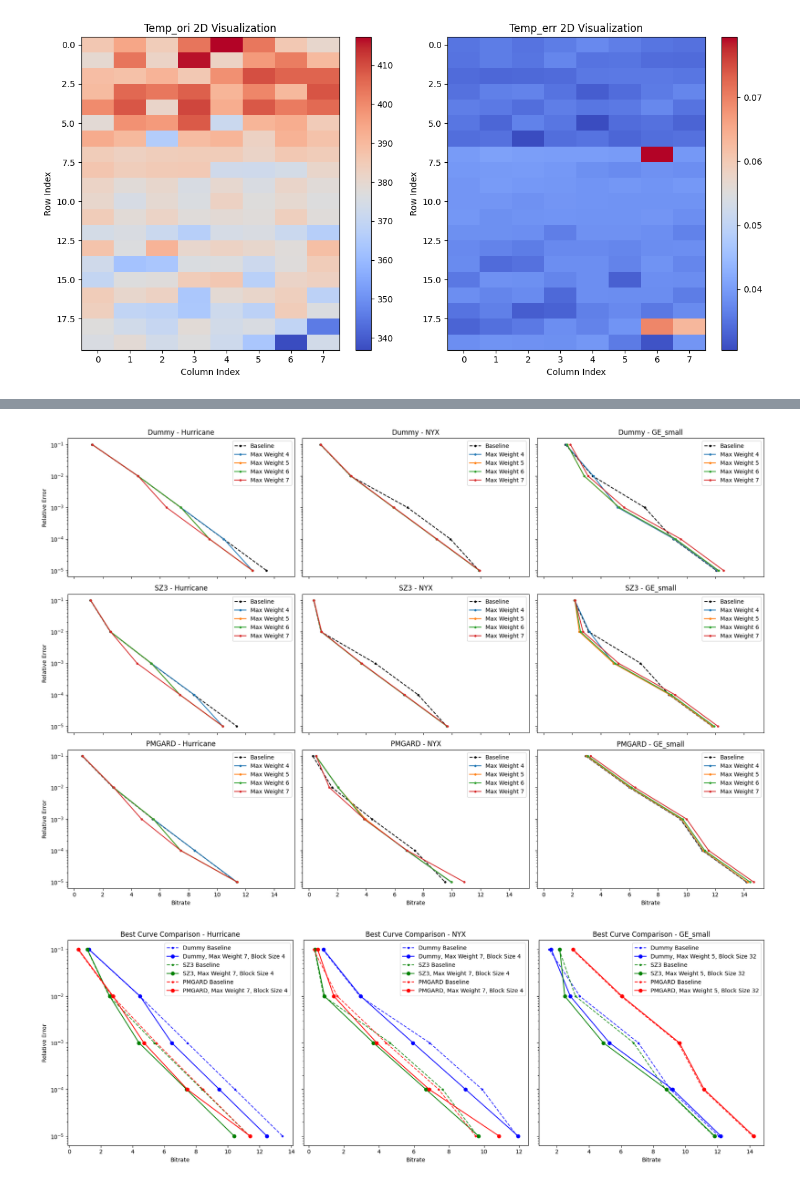
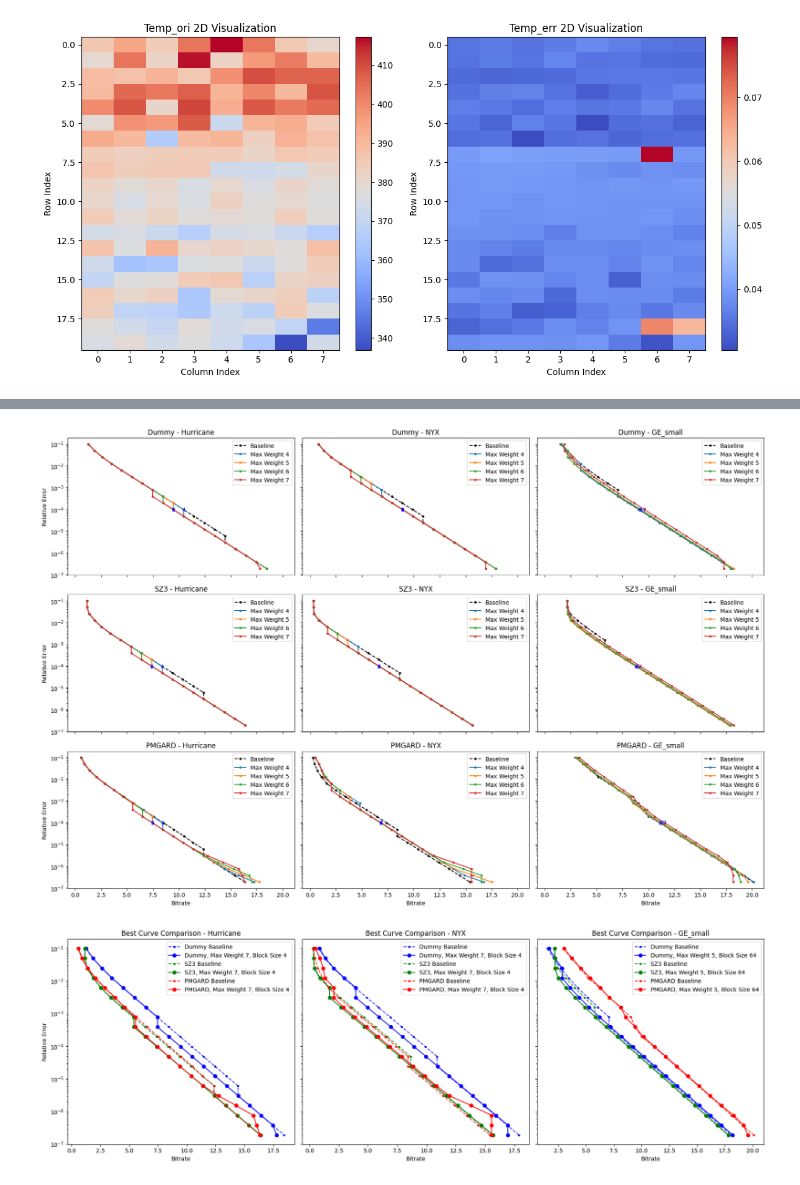
Before and after one commit to Linus-Li-1037/ProDM, a Jupyter notebook: histogram.ipynb, the cells around one changed output, grey strips where cells are left out. Saved outputs shown, nothing was run; the diff lists cells and outputs as text; code cells hidden in the pictures.

```diff
--- a/histogram.ipynb
+++ b/histogram.ipynb
@@ -223,7 +223,11 @@ import matplotlib.pyplot as plt
 files = ["Dummy_compression_ratios.txt", "SZ3_compression_ratios.txt", "PMGARD_compression_ratios.txt"]
 compressors = ["Dummy", "SZ3", "PMGARD"]  # 压缩器名称
 datasets = ["Hurricane", "NYX", "GE_small"]  # 数据集名称
-error_bound = [0.1, 0.01, 0.001, 0.0001, 0.00001]  # 误差范围
+baseline_file = open("/Users/wenboli/uky/qoi-control/build/Result/CR.txt", 'r').readlines()
+error_bound = []
+baselines = defaultdict(list)
+for line in baseline_file[:20]:
+    error_bound.append(float(line.rstrip().split("Error Bound: ")[1].split(",")[0]))
 
 # 初始化存储数据结构
 data_dict = {compressor: {dataset: {"baseline": [], "bitrate_dict": defaultdict(list), "error_bound_dict": defaultdict(list)}
@@ -242,7 +246,7 @@ for file, compressor in zip(files, compressors):
             data_dict[compressor][ds]["baseline"].append(bitrate)
         else:  # 其他数据
             max_weight = int(line.rstrip().split("max_weight: ")[1].split(", ")[0])
-            if max_weight == 7:
+            if max_weight == 6:
                 bitrate = 32 / float(line.rstrip().split("cr = ")[1])
                 block_size = int(line.rstrip().split("block_size: ")[1].split(", ")[0])
                 data_dict[compressor][ds]["bitrate_dict"][block_size].append(bitrate)
@@ -301,12 +305,16 @@ plt.show()
 from _collections import defaultdict
 import matplotlib.pyplot as plt
 
-best_block_sizes = [4, 4, 32]
+best_block_sizes = [4, 4, 64]
 # 文件和数据集设置
 files = ["Dummy_compression_ratios.txt", "SZ3_compression_ratios.txt", "PMGARD_compression_ratios.txt"]
 compressors = ["Dummy", "SZ3", "PMGARD"]  # 压缩器名称
 datasets = ["Hurricane", "NYX", "GE_small"]  # 数据集名称
-error_bound = [0.1, 0.01, 0.001, 0.0001, 0.00001]  # 误差范围
+baseline_file = open("/Users/wenboli/uky/qoi-control/build/Result/CR.txt", 'r').readlines()
+error_bound = []
+baselines = defaultdict(list)
+for line in baseline_file[:20]:
+    error_bound.append(float(line.rstrip().split("Error Bound: ")[1].split(",")[0]))
 
 # 初始化存储数据结构
 data_dict = {compressor: {dataset: {"baseline": [], "bitrate_dict": defaultdict(list), "error_bound_dict": defaultdict(list)}
@@ -360,12 +368,12 @@ for i, compressor in enumerate(compressors):  # 压缩器为行
             # )
 
             # 可选：在折线的中间添加标签（替代末尾标签）
-            # mid_index = len(x) // 2  # 中间点的索引
-            # ax.text(
-            #     x[mid_index], y[mid_index],  # 中间点的位置
-            #     f"{key}",  # 显示 block size
-            #     fontsize=9, color='blue', ha='center', va='center'
-            # )
+            mid_index = len(x) // 2  # 中间点的索引
+            ax.text(
+                x[mid_index], y[mid_index],  # 中间点的位置
+                f"{key}",  # 显示 block size
+                fontsize=9, color='blue', ha='center', va='center'
+            )
 
         # 子图设置
         ax.set_title(f"{compressor} - {dataset}")
@@ -381,7 +389,7 @@ for i, compressor in enumerate(compressors):  # 压缩器为行
 plt.tight_layout()
 plt.show()
 # %% [output]
-[figure, old version]
+[figure, new version]
 # %%
 from _collections import defaultdict
 import matplotlib.pyplot as plt
@@ -390,11 +398,15 @@ import matplotlib.pyplot as plt
 files = ["Dummy_compression_ratios.txt", "SZ3_compression_ratios.txt", "PMGARD_compression_ratios.txt"]
 compressors = ["Dummy", "SZ3", "PMGARD"]  # 压缩器名称
 datasets = ["Hurricane", "NYX", "GE_small"]  # 数据集名称
-error_bound = [0.1, 0.01, 0.001, 0.0001, 0.00001]  # 误差范围
+baseline_file = open("/Users/wenboli/uky/qoi-control/build/Result/CR.txt", 'r').readlines()
+error_bound = []
+baselines = defaultdict(list)
+for line in baseline_file[:20]:
+    error_bound.append(float(line.rstrip().split("Error Bound: ")[1].split(",")[0]))
 
 # 每个数据集对应的最佳参数
 best_weights = [7, 7, 5]
-best_block_sizes = [4, 4, 32]
+best_block_sizes = [4, 4, 64]
 
 # 初始化存储数据结构
 best_curves = defaultdict(lambda: defaultdict(list))  # 存储最佳曲线
@@ -425,31 +437,31 @@ for file, compressor in zip(files, compressors):
 compressor_colors = {"Dummy": "blue", "SZ3": "green", "PMGARD": "red"}
 
 # 绘制最佳曲线比较图
 fig, axs = plt.subplots(1, 3, figsize=(18, 6), sharey=True)  # 每个数据集一个子图
 for i, dataset in enumerate(datasets):
     ax = axs[i]
     for compressor in compressors:
         color = compressor_colors[compressor]  # 获取压缩器对应的颜色
 
         # 绘制 baseline 曲线
         baseline_x = baselines[dataset][compressor]  # X 轴为 baseline 比特率
         ax.plot(baseline_x, error_bound, label=f"{compressor} Baseline", linestyle='--', marker='.', color=color, alpha=0.8)
 
         # 绘制最佳参数的曲线
         best_x = best_curves[dataset][compressor]  # X 轴为比特率
         ax.plot(best_x, error_bound, label=f"{compressor}, Max Weight {best_weights[i]}, Block Size {best_block_sizes[i]}", linestyle='-', marker='o', color=color, alpha=1)
 
     # 子图设置
     ax.set_title(f"Best Curve Comparison - {dataset}")
     ax.set_xlabel("Bitrate")
     if i == 0:
         ax.set_ylabel("Relative Error")
     ax.set_yscale('log')  # 设置 Y 轴为对数刻度
     ax.grid(False)
     ax.legend()
 
 # 调整布局并显示
 plt.tight_layout()
 plt.show()
 # %% [output]
-[figure, old version]
+[figure, new version]
```
Also changed, not shown: parts of 5 cells of this notebook.
